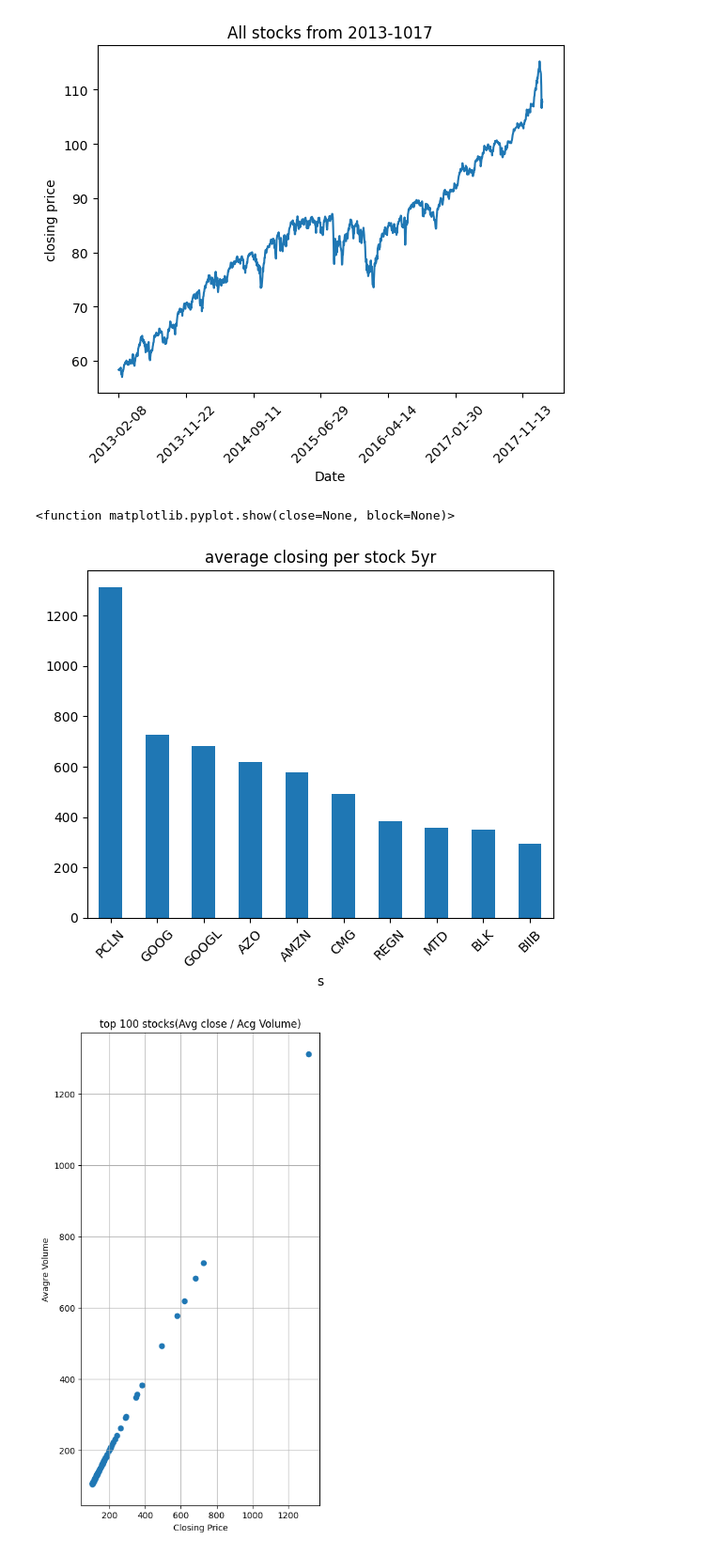
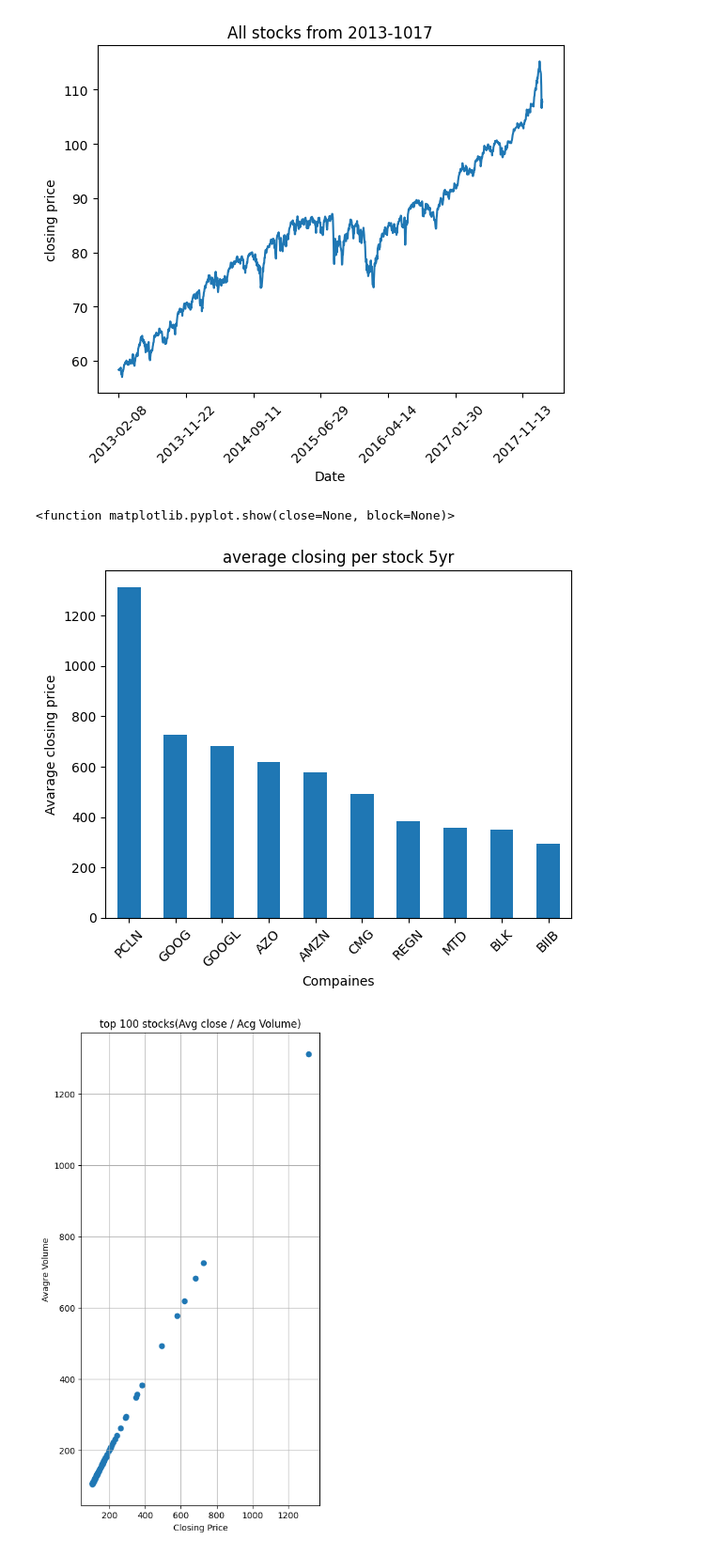
Before and after one commit to Xytavious/BigDataScience, a Jupyter notebook: Stuff.ipynb, the cells around one changed output. Shown at 94% size. Drawn from its saved outputs; the diff is of its cells as text; code cells hidden in the pictures.

```diff
--- a/Stuff.ipynb
+++ b/Stuff.ipynb
@@ -18,23 +18,24 @@ sorted_df
 # %%
 sd = pd.read_csv('all_stocks_5yr.csv')
 sd=sd.dropna()
 
 avg_cl_per = sd.groupby('Name')['close'].mean()
 avg_cl_per = avg_cl_per.sort_values(ascending= False)
 
 plt.Figure(figsize=(12,16))
 
 
 top = avg_cl_per.head(10)
 top.plot(kind='bar')
 plt.title('average closing per stock 5yr')
-plt.xlabel('s')
+plt.xlabel('Compaines')
+plt.ylabel('Avarage closing price')
 plt.xticks(rotation=45)
 plt.tight_layout
 plt.show
 # %% [output]
 <function matplotlib.pyplot.show(close=None, block=None)>
-[figure, old version]
+[figure, new version]
 # %%
 v = pd.read_csv('all_stocks_5yr.csv')
 v =v.dropna()
```
